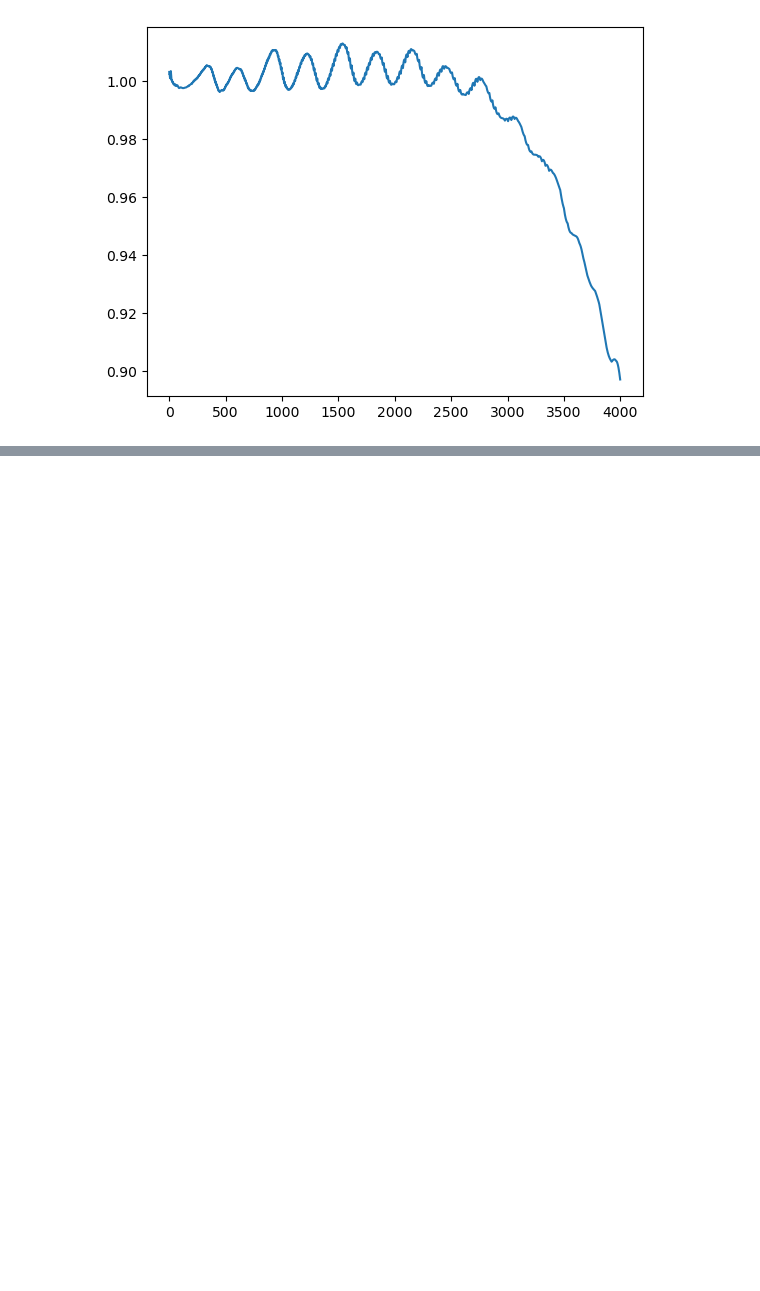
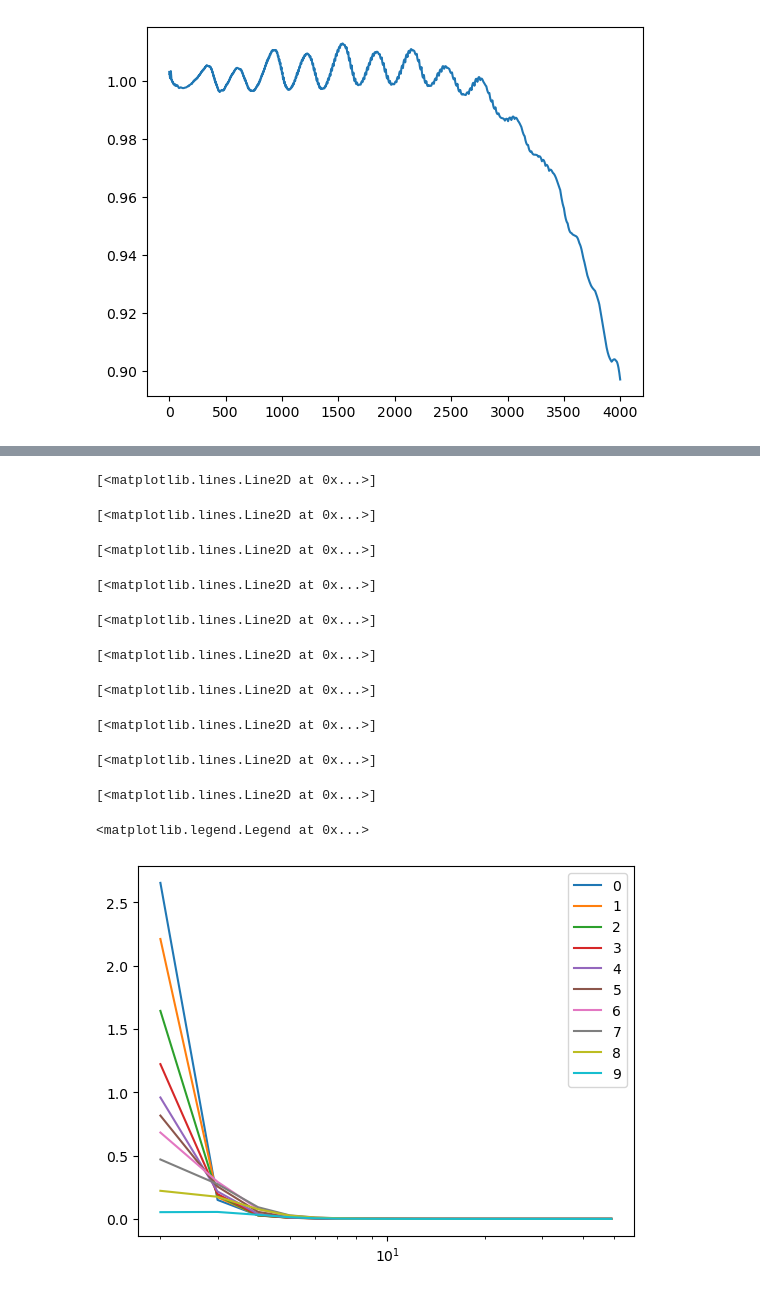
Before and after one commit to catketchup/ReCCO, a Jupyter notebook: code/reconstruction_noise.ipynb, the cells around one changed output, grey strips where cells are left out. Saved outputs shown, nothing was run; the diff lists cells and outputs as text; code cells hidden in the pictures; blank space fills up the shorter version.

```diff
--- a/code/reconstruction_noise.ipynb
+++ b/code/reconstruction_noise.ipynb
@@ -218,0 +286,18 @@ plt.legend()
+# %%
+for bin_num in range(conf.N_bins):
+    plt.plot(ls[2:lhigh], Clqeqe_ana[bin_num, :][2:lhigh]/(np.ones_like(ls)*ClN_RQF_E[bin_num])[2:lhigh], label=f'{bin_num}')
+plt.xscale('log')
+plt.legend()
+# %% [output]
+[<matplotlib.lines.Line2D at 0x...>]
+[<matplotlib.lines.Line2D at 0x...>]
+[<matplotlib.lines.Line2D at 0x...>]
+[<matplotlib.lines.Line2D at 0x...>]
+[<matplotlib.lines.Line2D at 0x...>]
+[<matplotlib.lines.Line2D at 0x...>]
+[<matplotlib.lines.Line2D at 0x...>]
+[<matplotlib.lines.Line2D at 0x...>]
+[<matplotlib.lines.Line2D at 0x...>]
+[<matplotlib.lines.Line2D at 0x...>]
+<matplotlib.legend.Legend at 0x...>
+[figure, added]
```
Also changed, not shown: parts of 13 cells of this notebook, 3 other files.
